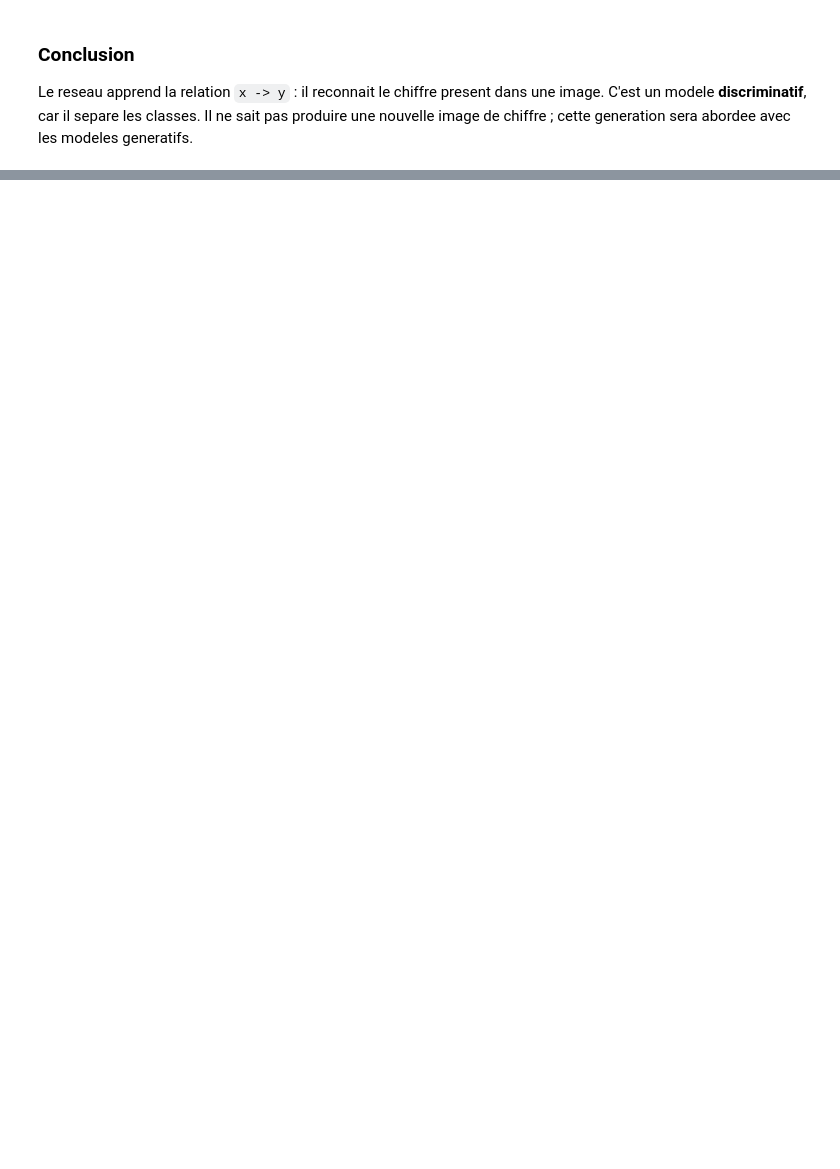
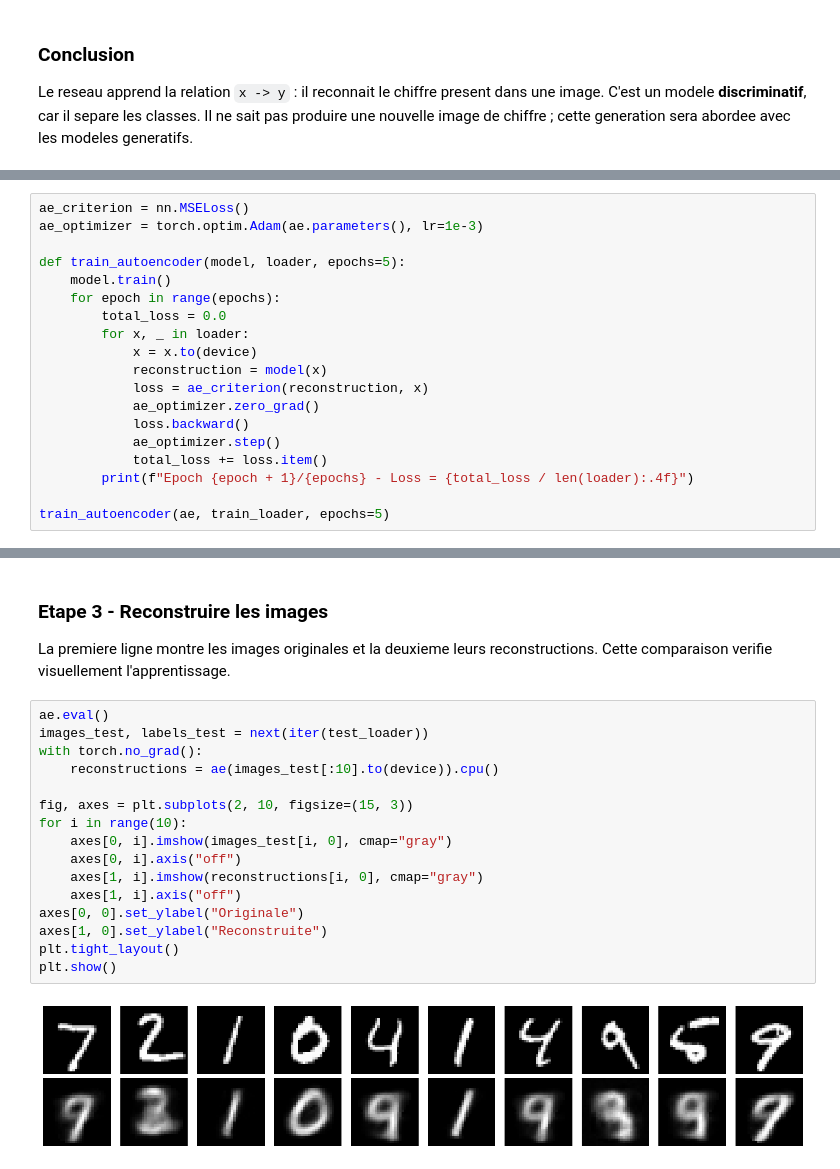
Before and after one commit to Hiba-Benyassine/Modeles_generatifs, a Jupyter notebook: lab.ipynb, the cells around one changed output, grey strips where cells are left out. Saved outputs shown, nothing was run; the diff lists cells and outputs as text; blank space fills up the shorter version.

```diff
--- a/lab.ipynb
+++ b/lab.ipynb
@@ -168,0 +247,19 @@ Le reseau apprend la relation `x -> y` : il reconnait le chiffre present dans un
+# %%
+ae_criterion = nn.MSELoss()
+ae_optimizer = torch.optim.Adam(ae.parameters(), lr=1e-3)
+
+def train_autoencoder(model, loader, epochs=5):
+    model.train()
+    for epoch in range(epochs):
+        total_loss = 0.0
+        for x, _ in loader:
+            x = x.to(device)
+            reconstruction = model(x)
+            loss = ae_criterion(reconstruction, x)
+            ae_optimizer.zero_grad()
+            loss.backward()
+            ae_optimizer.step()
+            total_loss += loss.item()
+        print(f"Epoch {epoch + 1}/{epochs} - Loss = {total_loss / len(loader):.4f}")
+
+train_autoencoder(ae, train_loader, epochs=5)
@@ -168,0 +272,22 @@ Le reseau apprend la relation `x -> y` : il reconnait le chiffre present dans un
+# %% [markdown]
+### Etape 3 - Reconstruire les images
+
+La premiere ligne montre les images originales et la deuxieme leurs reconstructions. Cette comparaison verifie visuellement l'apprentissage.
+# %%
+ae.eval()
+images_test, labels_test = next(iter(test_loader))
+with torch.no_grad():
+    reconstructions = ae(images_test[:10].to(device)).cpu()
+
+fig, axes = plt.subplots(2, 10, figsize=(15, 3))
+for i in range(10):
+    axes[0, i].imshow(images_test[i, 0], cmap="gray")
+    axes[0, i].axis("off")
+    axes[1, i].imshow(reconstructions[i, 0], cmap="gray")
+    axes[1, i].axis("off")
+axes[0, 0].set_ylabel("Originale")
+axes[1, 0].set_ylabel("Reconstruite")
+plt.tight_layout()
+plt.show()
+# %% [output]
+[figure, added]
```
Also changed, not shown: parts of 14 cells of this notebook.
